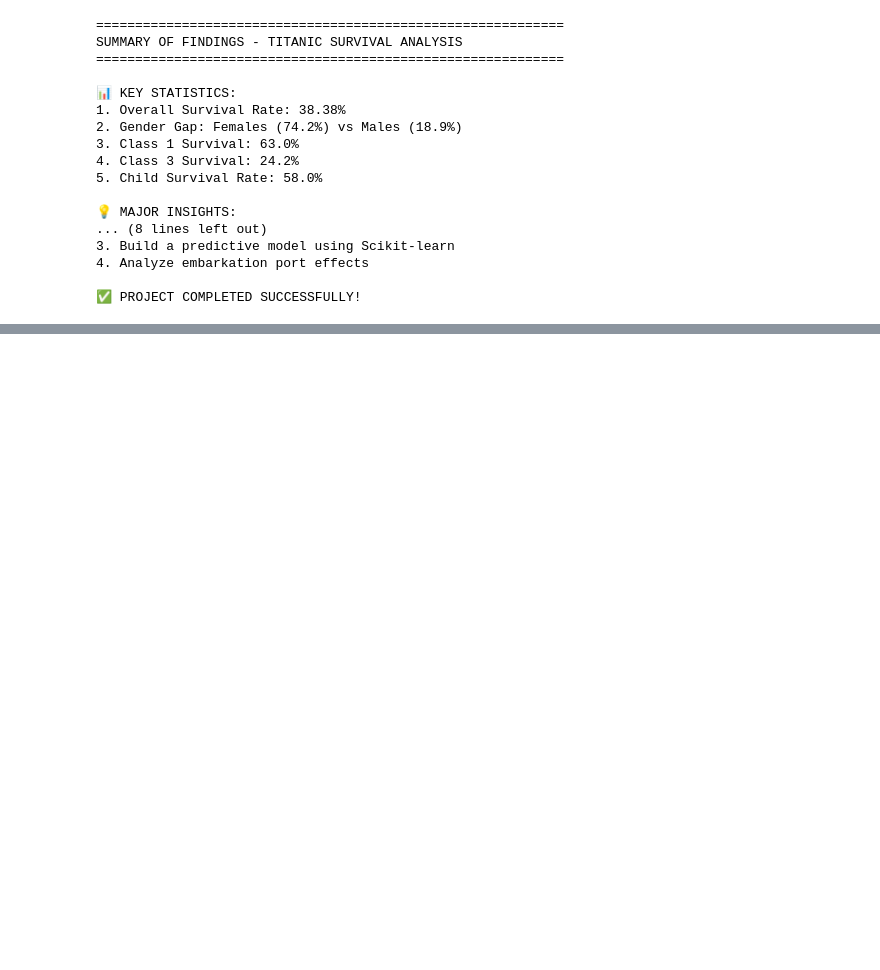
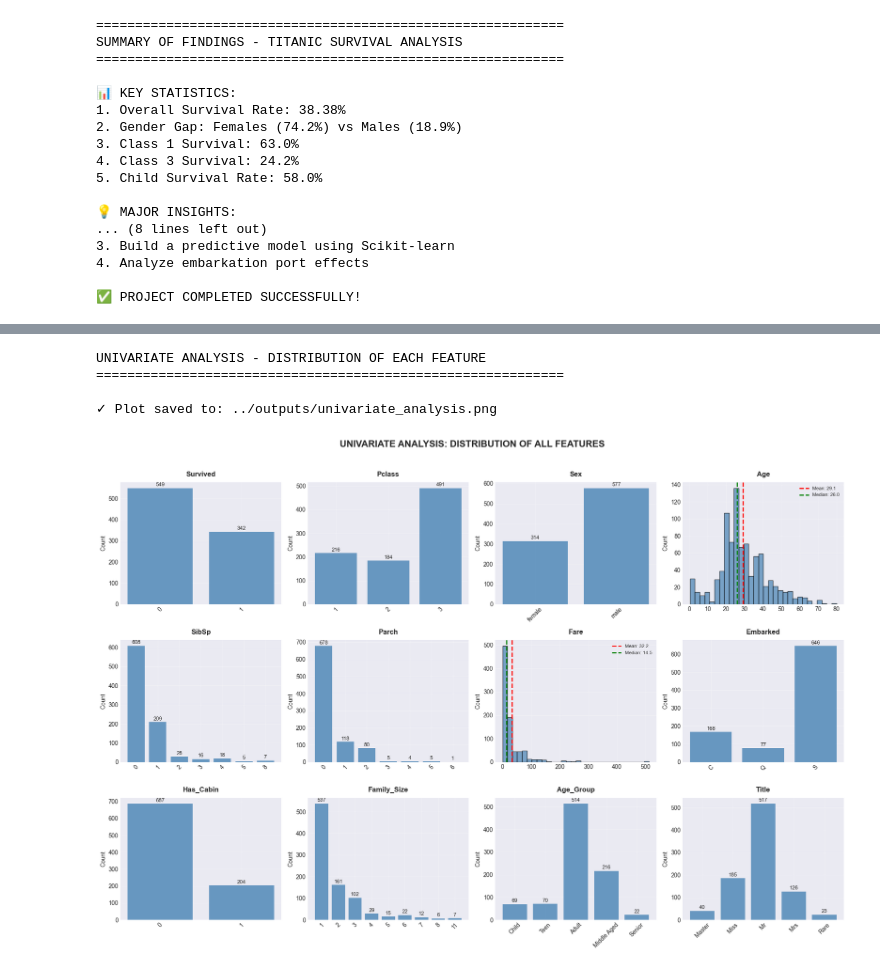
Before and after one commit to spacepriest8/titanic_analysis, a Jupyter notebook: notebooks/titanic_eda.ipynb, the cells around one changed output, grey strips where cells are left out. Drawn from its saved outputs; the diff is of its cells as text; code cells hidden in the pictures; blank space fills up the shorter version.

Commit message:
Added comprehensive EDA: data cleaning, univariate analysis, and survival rate calculation

```diff
--- a/notebooks/titanic_eda.ipynb
+++ b/notebooks/titanic_eda.ipynb
@@ -1295,0 +1510,54 @@ Generated 5 visualization files:
+# %%
+# CELL 6: UNIVARIATE ANALYSIS - Understanding Each Variable
+print("UNIVARIATE ANALYSIS - DISTRIBUTION OF EACH FEATURE")
+print("="*60)
+
+# Set up the figure
+fig, axes = plt.subplots(3, 4, figsize=(18, 12))
+axes = axes.flatten()
+
+# List of features to visualize
+features = ['Survived', 'Pclass', 'Sex', 'Age', 'SibSp', 'Parch',
+            'Fare', 'Embarked', 'Has_Cabin', 'Family_Size', 'Age_Group', 'Title']
+
+for idx, feature in enumerate(features):
+    ax = axes[idx]
+
+    if df_clean[feature].dtype.name == 'category' or df_clean[feature].nunique() < 10:
+        # Categorical features - bar plot
+        value_counts = df_clean[feature].value_counts().sort_index()
+        bars = ax.bar(range(len(value_counts)), value_counts.values, color='steelblue', alpha=0.8)
+        ax.set_xticks(range(len(value_counts)))
+        ax.set_xticklabels(value_counts.index, rotation=45)
+
+        # Add count labels on bars
+        for bar, count in zip(bars, value_counts.values):
+            height = bar.get_height()
+            ax.text(bar.get_x() + bar.get_width()/2., height + 3,
+                   f'{count}', ha='center', va='bottom', fontsize=9)
+    else:
+        # Numerical features - histogram
+        ax.hist(df_clean[feature].dropna(), bins=30, color='steelblue', alpha=0.7, edgecolor='black')
+        ax.axvline(df_clean[feature].mean(), color='red', linestyle='--', linewidth=2, label=f'Mean: {df_clean[feature].mean():.1f}')
+        ax.axvline(df_clean[feature].median(), color='green', linestyle='--', linewidth=2, label=f'Median: {df_clean[feature].median():.1f}')
+        ax.legend(fontsize=8)
+
+    ax.set_title(f'{feature}', fontsize=12, fontweight='bold', pad=10)
+    ax.set_ylabel('Count', fontsize=10)
+    ax.grid(True, alpha=0.3)
+
+plt.suptitle('UNIVARIATE ANALYSIS: DISTRIBUTION OF ALL FEATURES', fontsize=16, fontweight='bold', y=1.02)
+plt.tight_layout()
+
+# Save the plot
+output_path = '../outputs/univariate_analysis.png'
+plt.savefig(output_path, dpi=300, bbox_inches='tight')
+print(f"\n✓ Plot saved to: {output_path}")
+
+plt.show()
+# %% [output]
+UNIVARIATE ANALYSIS - DISTRIBUTION OF EACH FEATURE
+============================================================
+
+✓ Plot saved to: ../outputs/univariate_analysis.png
+[figure, added]
```
Also changed, not shown: parts of 6 cells of this notebook, 5 other files.
